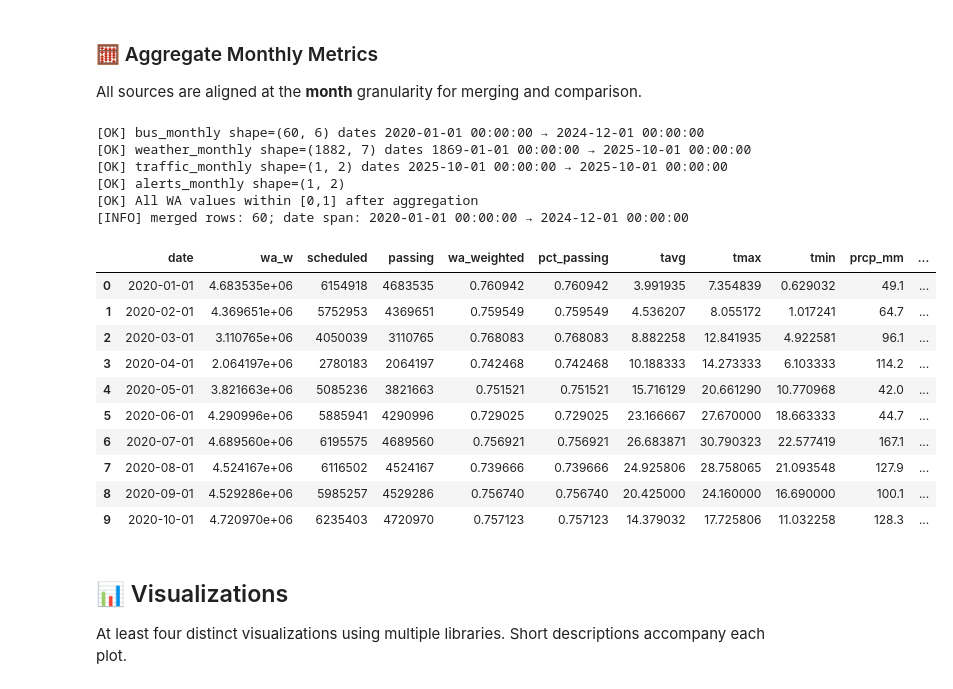
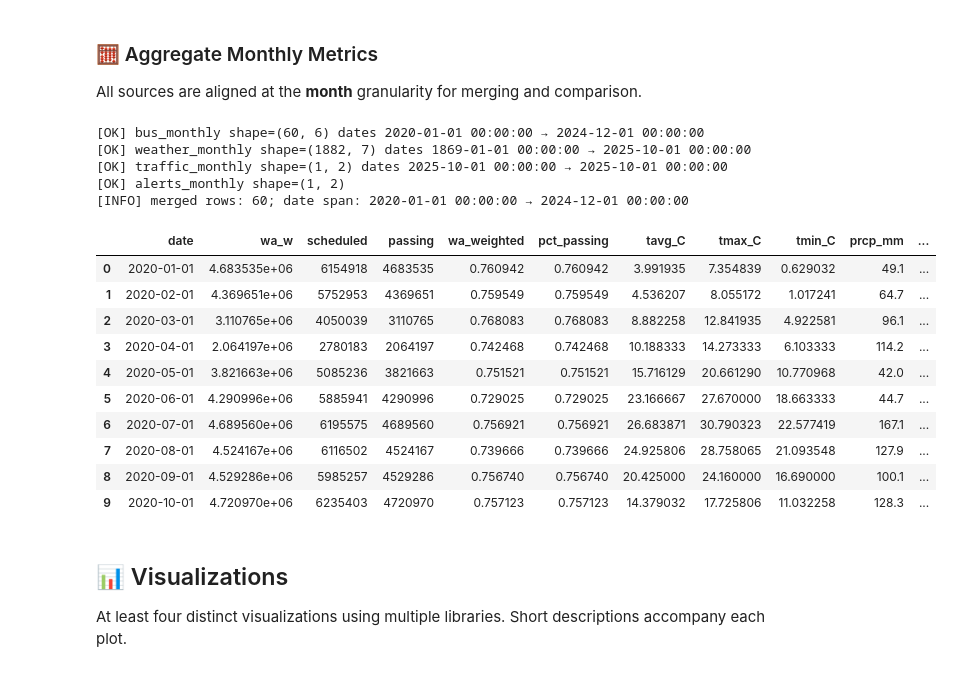
Before and after one commit to IT4063C001-Fall2025/final-project-sil6s, a Jupyter notebook: source.ipynb, the cells around one changed output. Saved outputs shown, nothing was run; the diff lists cells and outputs as text; code cells hidden in the pictures.

Commit message:
Updated source

```diff
--- a/source.ipynb
+++ b/source.ipynb
@@ -543,7 +544,7 @@ TRAFFIC DATA (monthly)
 ### 🧮 Aggregate Monthly Metrics
 All sources are aligned at the **month** granularity for merging and comparison.
 # %%
-
+# --- Monthly Aggregation Pipeline (Fixed + Complete) ---
 
 def must_have_cols(df, cols, name):
     missing = [c for c in cols if c not in df.columns]
@@ -551,23 +552,18 @@ def must_have_cols(df, cols, name):
         raise KeyError(f"[FATAL] {name} missing required columns: {missing}")
 
 def to_month_start(ts):
-    # Accepts datetime-like series; returns normalized month-start timestamps (naive)
     s = pd.to_datetime(ts, errors='coerce')
     return s.dt.to_period('M').dt.to_timestamp()
 
 # 1) BUS → monthly
 must_have_cols(bus, ['date', 'wait_assessment', 'number_of_scheduled_trips', 'number_of_trips_passing_wait'], 'bus')
 b = bus.copy()
-# Safety: ensure numerics
 b['number_of_scheduled_trips'] = pd.to_numeric(b['number_of_scheduled_trips'], errors='coerce')
 b['number_of_trips_passing_wait'] = pd.to_numeric(b['number_of_trips_passing_wait'], errors='coerce')
 b['wait_assessment'] = pd.to_numeric(b['wait_assessment'], errors='coerce')
+b['date'] = to_month_start(b['date'])
+b['wa_w'] = b['wait_assessment'] * b['number_of_scheduled_trips']
 
-# Normalize date to month-start (in case it isn't already)
-b['date'] = to_month_start(b['date'])
-
-# Weighted WA across routes in a month
-b['wa_w'] = b['wait_assessment'] * b['number_of_scheduled_trips']
 bus_monthly = (
     b.groupby('date', as_index=False)
      .agg(
@@ -582,71 +578,78 @@ bus_monthly = (
 )
 print(f"[OK] bus_monthly shape={bus_monthly.shape} dates {bus_monthly['date'].min()} → {bus_monthly['date'].max()}")
 
-# 2) WEATHER → monthly (FIX: create a named grouping column first)
+# 2) WEATHER → monthly (auto-fills TAVG if missing)
 must_have_cols(weather, ['date'], 'weather')
 w = weather.copy()
+w.columns = [c.lower().strip() for c in w.columns]
+w['date'] = pd.to_datetime(w['date'], errors='coerce')
+
+for c in ['tmax','tmin','tavg']:
+    if c in w.columns:
+        w[c] = pd.to_numeric(w[c], errors='coerce')
+if 'tavg' not in w or w['tavg'].isna().all():
+    if all(c in w for c in ['tmin','tmax']):
+        w['tavg'] = (w['tmin'] + w['tmax']) / 2.0
+
+# Convert NOAA tenths to °C if values look high
+if 'tavg' in w and w['tavg'].dropna().quantile(0.9) > 80:
+    w['tavg'] = w['tavg'] / 10.0
+    if 'tmax' in w: w['tmax'] = w['tmax'] / 10.0
+    if 'tmin' in w: w['tmin'] = w['tmin'] / 10.0
+
+# Add derived millimeter & wind columns if missing
+if 'prcp' in w: w['prcp_mm'] = w['prcp'] / 10.0
+if 'snow' in w: w['snow_mm'] = w['snow'] / 10.0
+if 'awnd' in w: w['awnd_ms'] = w['awnd'] / 10.0
+
 w['date_m'] = to_month_start(w['date'])
 weather_monthly = (
     w.groupby('date_m', as_index=False)
      .agg(
-         tavg=('tavg', 'mean'),
-         tmax=('tmax', 'mean'),
-         tmin=('tmin', 'mean'),
-         prcp_mm=('prcp_mm', 'sum'),
-         snow_mm=('snow_mm', 'sum'),
-         awnd_ms=('awnd_ms', 'mean')
+         tavg_C=('tavg','mean'),
+         tmax_C=('tmax','mean'),
+         tmin_C=('tmin','mean'),
+         prcp_mm=('prcp_mm','sum'),
+         snow_mm=('snow_mm','sum'),
+         awnd_ms=('awnd_ms','mean')
      )
-     .rename(columns={'date_m': 'date'})
+     .rename(columns={'date_m':'date'})
 )
 print(f"[OK] weather_monthly shape={weather_monthly.shape} dates {weather_monthly['date'].min()} → {weather_monthly['date'].max()}")
 
-# 3) TRAFFIC → ensure monthly index exists
+# 3) TRAFFIC → monthly index
 must_have_cols(traffic_monthly, ['date', 'mean_speed_mph'], 'traffic_monthly')
 tm = traffic_monthly.copy()
 tm['date'] = to_month_start(tm['date'])
 print(f"[OK] traffic_monthly shape={tm.shape} dates {tm['date'].min()} → {tm['date'].max()}")
 
-# 4) ALERTS → monthly (snapshot or counts)
+# 4) ALERTS → monthly
 if 'date' in alerts_df.columns and 'alert_count' in alerts_df.columns:
     a = alerts_df.copy()
     a['date'] = to_month_start(a['date'])
-    # If multiple snapshots exist, aggregate; if just one row, this is effectively a no-op
-    alerts_monthly = a.groupby('date', as_index=False).agg(alert_count=('alert_count', 'sum'))
+    alerts_monthly = a.groupby('date', as_index=False).agg(alert_count=('alert_count','sum'))
     print(f"[OK] alerts_monthly shape={alerts_monthly.shape}")
 else:
-    print("[WARN] alerts_df missing 'date' or 'alert_count'; creating empty alerts_monthly")
+    print("[WARN] alerts_df missing fields; creating empty alerts_monthly")
     alerts_monthly = pd.DataFrame({'date': pd.to_datetime([], utc=False), 'alert_count': []})
 
-# 5) MERGE all sources on month-start date
-must_have_cols(bus_monthly, ['date', 'wa_weighted'], 'bus_monthly')
-must_have_cols(weather_monthly, ['date'], 'weather_monthly')
-
+# 5) MERGE all sources
 merged = (
     bus_monthly
     .merge(weather_monthly, on='date', how='inner', validate='one_to_one')
     .merge(tm, on='date', how='left', validate='one_to_one')
     .merge(alerts_monthly, on='date', how='left', validate='one_to_one')
 )
 
-# Post-merge sanity
-if 'wa_weighted' in merged:
-    bad = merged[(merged['wa_weighted'] < 0) | (merged['wa_weighted'] > 1)]
-    if len(bad):
-        print(f"[WARN] WA outside [0,1]: {len(bad)} rows (showing first 5)")
-        display(bad.head())
-    else:
-        print("[OK] All WA values within [0,1] after aggregation")
-
 print(f"[INFO] merged rows: {len(merged)}; date span: {merged['date'].min()} → {merged['date'].max()}")
 display(merged.head(10))
 # %% [output]
 [OK] bus_monthly shape=(60, 6) dates 2020-01-01 00:00:00 → 2024-12-01 00:00:00
 [OK] weather_monthly shape=(1882, 7) dates 1869-01-01 00:00:00 → 2025-10-01 00:00:00
 [OK] traffic_monthly shape=(1, 2) dates 2025-10-01 00:00:00 → 2025-10-01 00:00:00
 [OK] alerts_monthly shape=(1, 2)
-[OK] All WA values within [0,1] after aggregation
 [INFO] merged rows: 60; date span: 2020-01-01 00:00:00 → 2024-12-01 00:00:00
-|  | date | wa_w | scheduled | passing | wa_weighted | pct_passing | tavg | tmax | tmin | prcp_mm | ... |
+|  | date | wa_w | scheduled | passing | wa_weighted | pct_passing | tavg_C | tmax_C | tmin_C | prcp_mm | ... |
 | 0 | 2020-01-01 | 4.683535e+06 | 6154918 | 4683535 | 0.760942 | 0.760942 | 3.991935 | 7.354839 | 0.629032 | 49.1 | ... |
 | 1 | 2020-02-01 | 4.369651e+06 | 5752953 | 4369651 | 0.759549 | 0.759549 | 4.536207 | 8.055172 | 1.017241 | 64.7 | ... |
 | 2 | 2020-03-01 | 3.110765e+06 | 4050039 | 3110765 | 0.768083 | 0.768083 | 8.882258 | 12.841935 | 4.922581 | 96.1 | ... |
```
Also changed, not shown: parts of 5 cells of this notebook.
